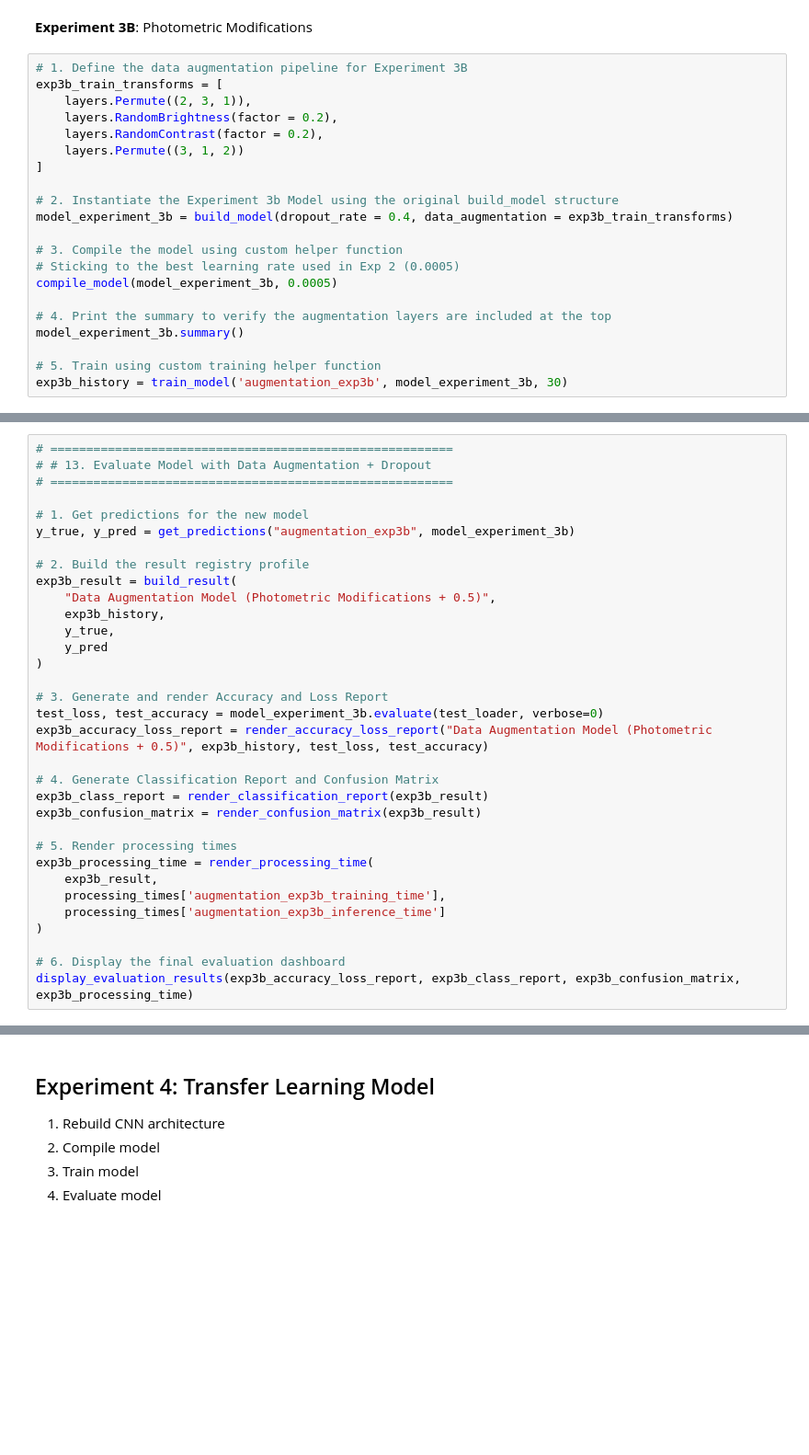
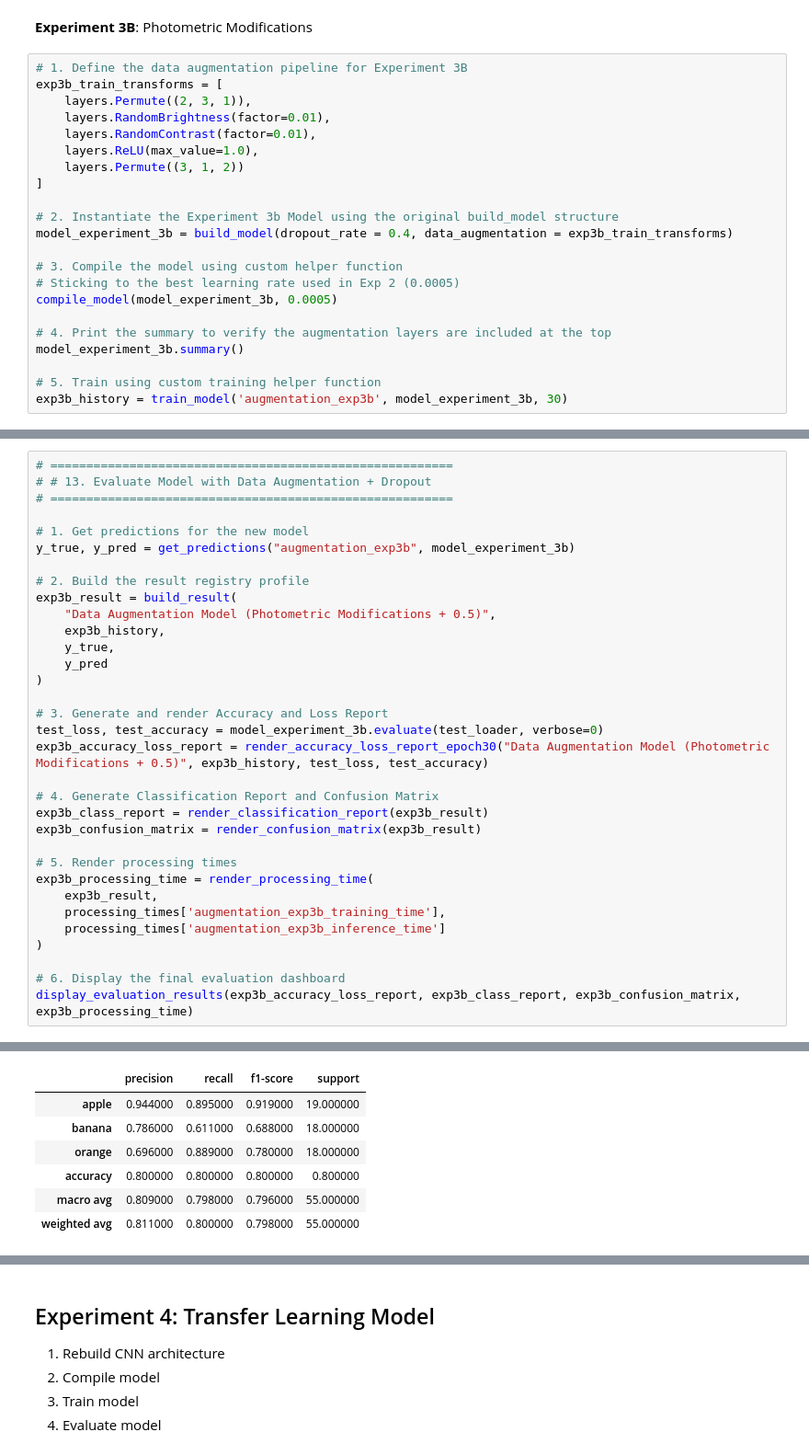
Before and after one commit to kwokhue80/ml_ca, a Jupyter notebook: src/g3_cnn_fruit_classifier_v1.0.ipynb, the cells around one changed output, grey strips where cells are left out. Shown at 92% size. Cells and saved outputs as stored; diff of their text form; blank space fills up the shorter version.

```diff
--- a/src/g3_cnn_fruit_classifier_v1.0.ipynb
+++ b/src/g3_cnn_fruit_classifier_v1.0.ipynb
@@ -1522,8 +1577,9 @@ display_evaluation_results(exp3a_accuracy_loss_report, exp3a_class_report, exp3a
 # 1. Define the data augmentation pipeline for Experiment 3B
 exp3b_train_transforms = [
     layers.Permute((2, 3, 1)),
-    layers.RandomBrightness(factor = 0.2),
-    layers.RandomContrast(factor = 0.2),
+    layers.RandomBrightness(factor=0.01),
+    layers.RandomContrast(factor=0.01),
+    layers.ReLU(max_value=1.0),
     layers.Permute((3, 1, 2))
 ]
 
@@ -1557,7 +1654,7 @@ exp3b_result = build_result(
 
 # 3. Generate and render Accuracy and Loss Report
 test_loss, test_accuracy = model_experiment_3b.evaluate(test_loader, verbose=0)
-exp3b_accuracy_loss_report = render_accuracy_loss_report("Data Augmentation Model (Photometric Modifications + 0.5)", exp3b_history, test_loss, test_accuracy)
+exp3b_accuracy_loss_report = render_accuracy_loss_report_epoch30("Data Augmentation Model (Photometric Modifications + 0.5)", exp3b_history, test_loss, test_accuracy)
 
 # 4. Generate Classification Report and Confusion Matrix
 exp3b_class_report = render_classification_report(exp3b_result)
@@ -1572,3 +1669,4 @@ exp3b_processing_time = render_processing_time(
 
 # 6. Display the final evaluation dashboard
 display_evaluation_results(exp3b_accuracy_loss_report, exp3b_class_report, exp3b_confusion_matrix, exp3b_processing_time)
+# %% [output]
@@ -1574,0 +1675,7 @@ display_evaluation_results(exp3b_accuracy_loss_report, exp3b_class_report, exp3b
+|  | precision | recall | f1-score | support |
+| apple | 0.944000 | 0.895000 | 0.919000 | 19.000000 |
+| banana | 0.786000 | 0.611000 | 0.688000 | 18.000000 |
+| orange | 0.696000 | 0.889000 | 0.780000 | 18.000000 |
+| accuracy | 0.800000 | 0.800000 | 0.800000 | 0.800000 |
+| macro avg | 0.809000 | 0.798000 | 0.796000 | 55.000000 |
+| weighted avg | 0.811000 | 0.800000 | 0.798000 | 55.000000 |
```
Also changed, not shown: parts of 4 cells of this notebook, 4 other files.
